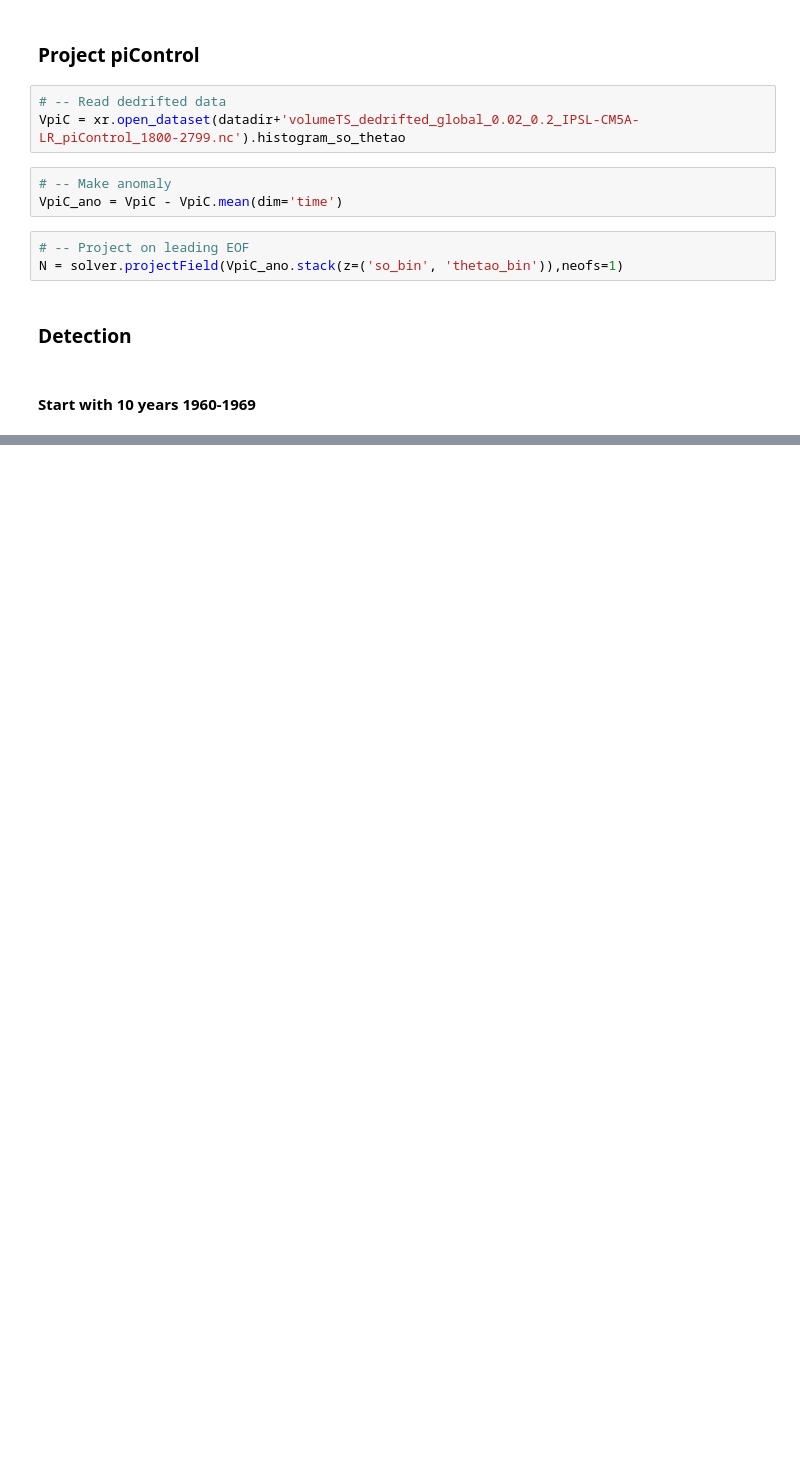
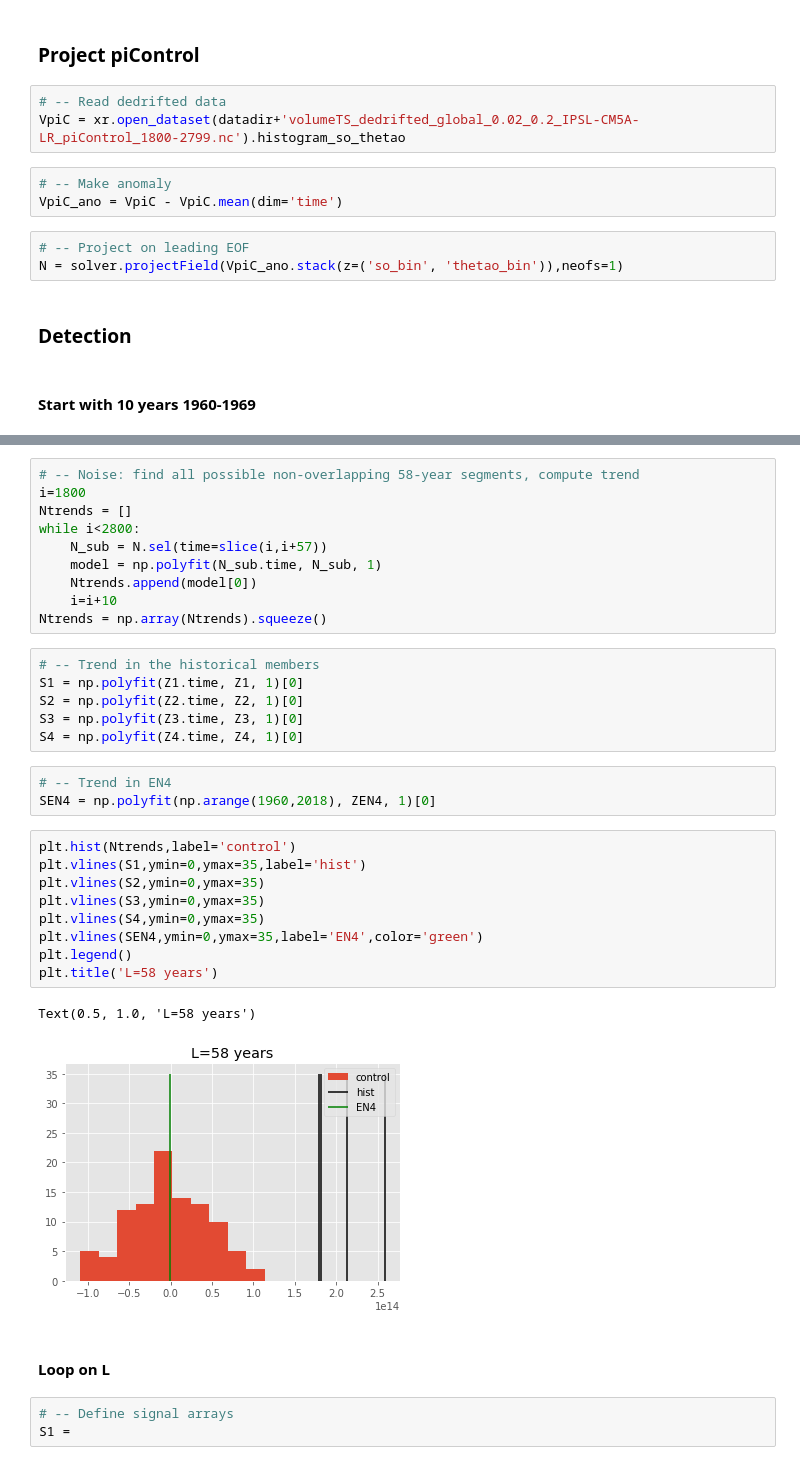
Before and after one commit to ysilvy/bin_TS, a Jupyter notebook: maquette_detection_CM5/fingerprint_projection.ipynb, the cells around one changed output, grey strips where cells are left out. Drawn from its saved outputs; the diff is of its cells as text; blank space fills up the shorter version.

```diff
--- a/maquette_detection_CM5/fingerprint_projection.ipynb
+++ b/maquette_detection_CM5/fingerprint_projection.ipynb
@@ -110,0 +135,36 @@ while i<2800:
+# %%
+# -- Noise: find all possible non-overlapping 58-year segments, compute trend
+i=1800
+Ntrends = []
+while i<2800:
+    N_sub = N.sel(time=slice(i,i+57))
+    model = np.polyfit(N_sub.time, N_sub, 1)
+    Ntrends.append(model[0])
+    i=i+10
+Ntrends = np.array(Ntrends).squeeze()
+# %%
+# -- Trend in the historical members
+S1 = np.polyfit(Z1.time, Z1, 1)[0]
+S2 = np.polyfit(Z2.time, Z2, 1)[0]
+S3 = np.polyfit(Z3.time, Z3, 1)[0]
+S4 = np.polyfit(Z4.time, Z4, 1)[0]
+# %%
+# -- Trend in EN4
+SEN4 = np.polyfit(np.arange(1960,2018), ZEN4, 1)[0]
+# %%
+plt.hist(Ntrends,label='control')
+plt.vlines(S1,ymin=0,ymax=35,label='hist')
+plt.vlines(S2,ymin=0,ymax=35)
+plt.vlines(S3,ymin=0,ymax=35)
+plt.vlines(S4,ymin=0,ymax=35)
+plt.vlines(SEN4,ymin=0,ymax=35,label='EN4',color='green')
+plt.legend()
+plt.title('L=58 years')
+# %% [output]
+Text(0.5, 1.0, 'L=58 years')
+[figure, added]
+# %% [markdown]
+#### Loop on L
+# %%
+# -- Define signal arrays
+S1 =
```
Also changed, not shown: parts of 5 cells of this notebook.
